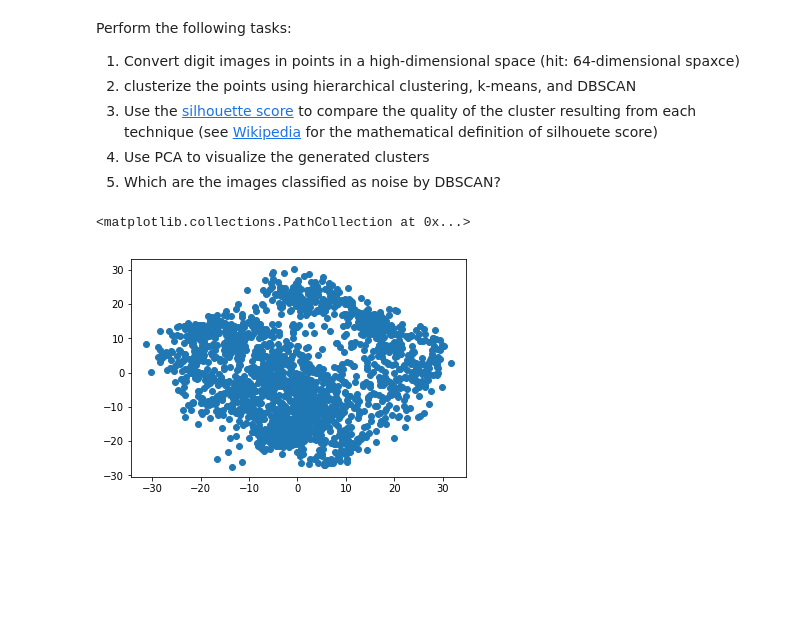
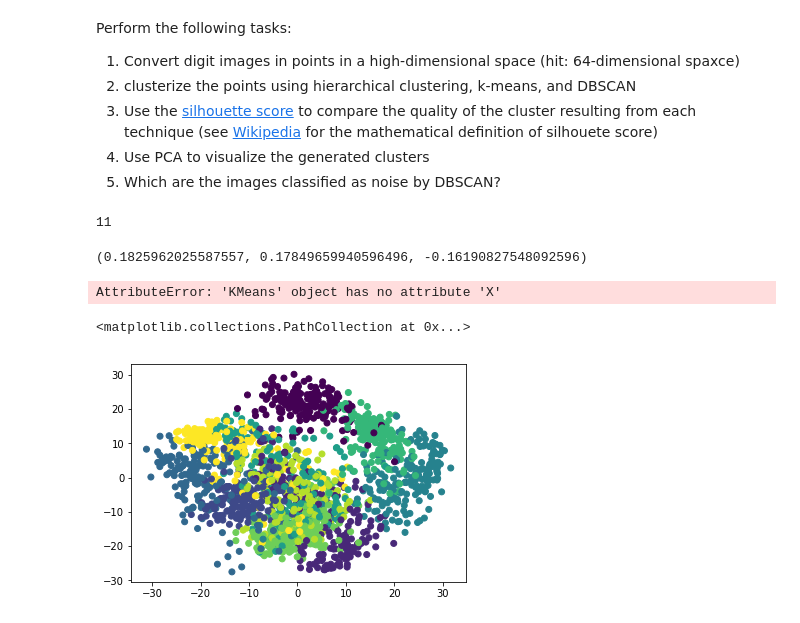
Before and after one commit to lucasmoschen/Machine_Learning_with_Python, a Jupyter notebook: Cluster/pynb/Machine_Learning_4_DS-Clustering-worked.ipynb, the cells around one changed output. Saved outputs shown, nothing was run; the diff lists cells and outputs as text; code cells hidden in the pictures; blank space fills up the shorter version.

Commit message:
Exercises Clustering

```diff
--- a/Cluster/pynb/Machine_Learning_4_DS-Clustering-worked.ipynb
+++ b/Cluster/pynb/Machine_Learning_4_DS-Clustering-worked.ipynb
@@ -135,26 +137,32 @@ for i in range(digits.images.shape[0]):
     points[i,:] = digits.images[i].ravel()
 # %%
 ##2
+
 ###########
 # k-means Clustering
 ###########
 
-km = cluster.KMeans(n_clusters=10, random_state=0)
-km.fit(points)
-cl_km = km.labels_
+kmeans = cluster.KMeans(n_clusters=10, random_state=50)
+kmeans.fit(points)
+cl_kmeans = kmeans.labels_
 
 ###########
 # Hierarchical Clustering
 ###########
 
-hc = cluster.AgglomerativeClustering(n_clusters=10, linkage='single')
-hc.fit(points)
-cl_hi = hc.labels_
+hierclust = cluster.AgglomerativeClustering(n_clusters=10, linkage='ward')
+hierclust.fit(points)
+cl_hierclust = hierclust.labels_
 
 ###########
-# DBSCAN
+#  DBSCAN
 ###########
 
-dbc = cluster.DBSCAN(eps=0.3, min_samples=5)
-dbc.fit(points)
-cl_db = dbc.labels_
+dbscan = cluster.DBSCAN(eps=15.8, min_samples=7) ##números ajustados para que existissem 10 rótulos.
+dbscan.fit(points)
+cl_dbscan = dbscan.labels_
+conj = set(cl_dbscan)
+tam = len(conj)
+print(tam)
+# %% [output]
+11
@@ -160,0 +172,7 @@ cl_db = dbc.labels_
+# %%
+s1_km = metrics.silhouette_score(points,cl_kmeans) ##calculo nos dados poins a silhouette score de k_means. Esse valor é baixo
+s2_hc = metrics.silhouette_score(points,cl_hierclust)
+s3_db = metrics.silhouette_score(points,cl_dbscan)
+print((s1_km,s2_hc,s3_db))
+# %% [output]
+(0.1825962025587557, 0.17849659940596496, -0.16190827548092596)
@@ -161,14 +182,19 @@ cl_db = dbc.labels_
+# %%
+kmeans_pca = PCA(n_components=2).fit_transform(points)
+plt.scatter(k)
+# %% [output]
+AttributeError: 'KMeans' object has no attribute 'X'
 # %%
 # computing PCA
 
 from sklearn.decomposition import PCA
 
 digits_pca = PCA(n_components=2)
-point_digits_pca = digits_pca.fit_transform(point_images)
+point_digits_pca = digits_pca.fit_transform(points)
 
-plt.scatter(point_digits_pca[:,0],point_digits_pca[:,1])
+#plt.scatter(point_digits_pca[:,0],point_digits_pca[:,1])
 
-#plt.scatter(point_digits_pca[:,0],point_digits_pca[:,1],c=digits.target)
+plt.scatter(point_digits_pca[:,0],point_digits_pca[:,1],c=digits.target)
 # %% [output]
 <matplotlib.collections.PathCollection at 0x...>
-[figure, old version]
+[figure, new version]
```
Also changed, not shown: parts of 8 cells of this notebook.
